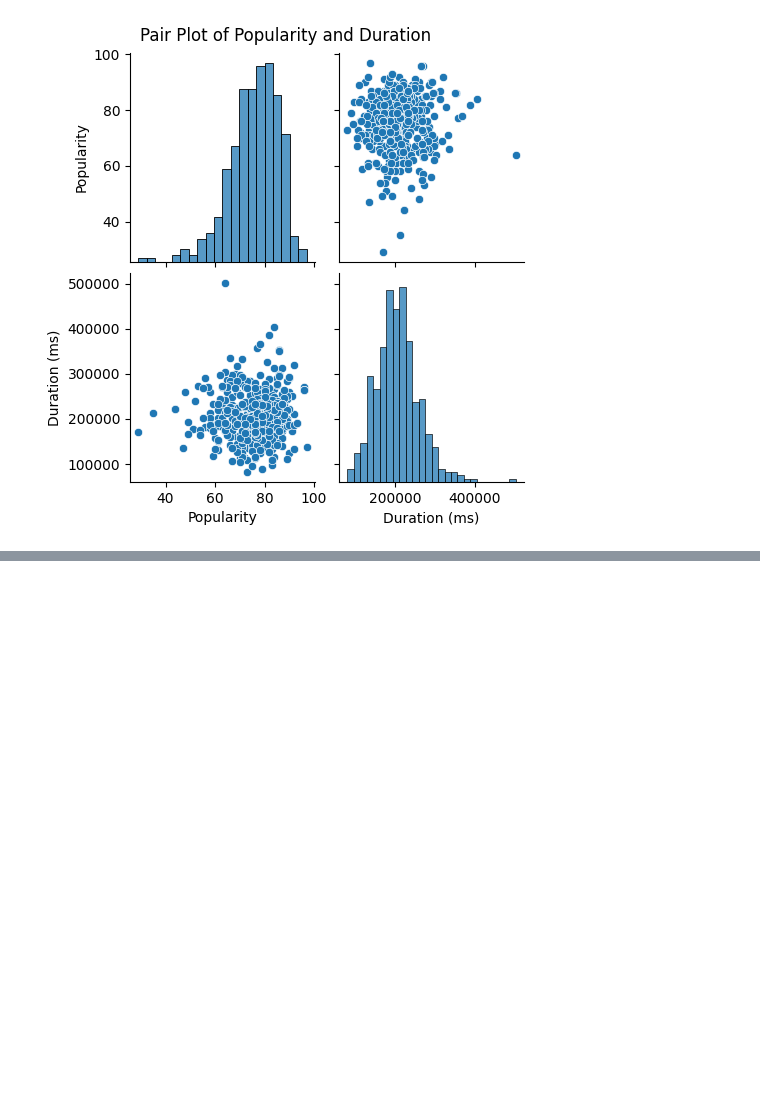
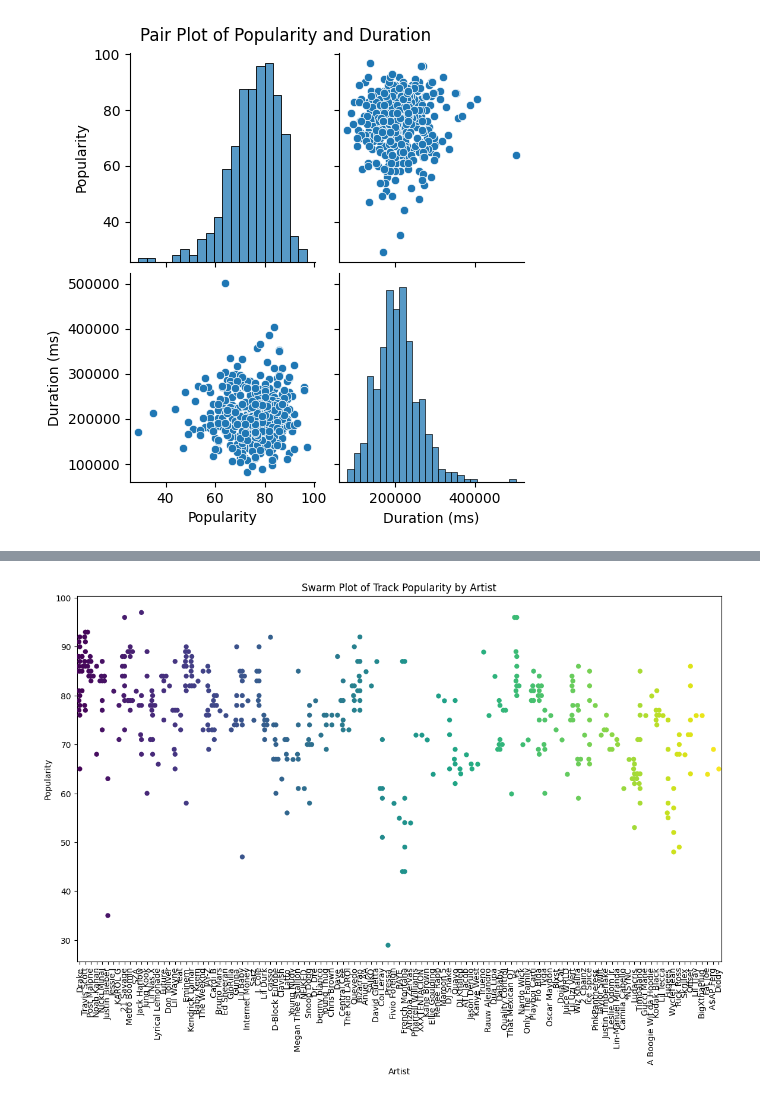
Before and after one commit to AjayKumar095/Data-Science-Masters, a Jupyter notebook: EDA_On_Amazon_Sales_Data_and_Spotify_Data/EDA_Amazon_Sales_Data.ipynb, the cells around one changed output, grey strips where cells are left out. Drawn from its saved outputs; the diff is of its cells as text; code cells hidden in the pictures; blank space fills up the shorter version.

```diff
--- a/EDA_On_Amazon_Sales_Data_and_Spotify_Data/EDA_Amazon_Sales_Data.ipynb
+++ b/EDA_On_Amazon_Sales_Data_and_Spotify_Data/EDA_Amazon_Sales_Data.ipynb
@@ -244,0 +265,11 @@ plt.show()
+# %%
+# Create a swarm plot of track popularity by artist
+plt.figure(figsize=(14, 8))
+sns.swarmplot(x='Artist', y='Popularity', data=df, palette='viridis', size=6)
+plt.title('Swarm Plot of Track Popularity by Artist')
+plt.xlabel('Artist')
+plt.ylabel('Popularity')
+plt.xticks(rotation=90)
+plt.show()
+# %% [output]
+[figure, added]
```
Also changed, not shown: parts of 3 cells of this notebook.
